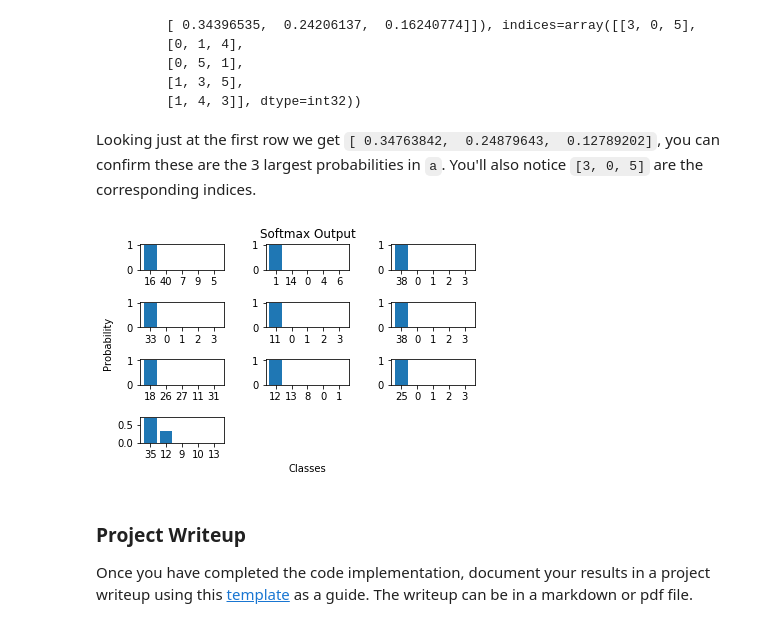
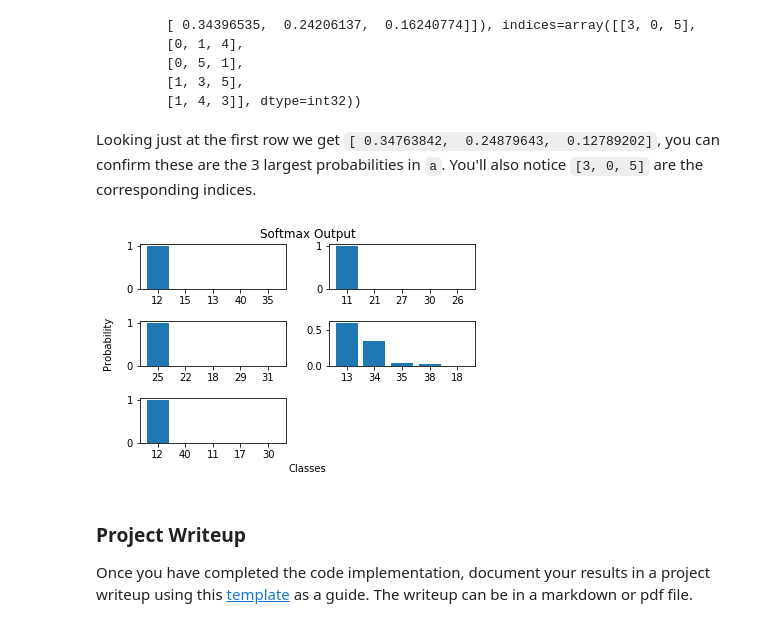
Before and after one commit to AjinkyaBhave/CarND_P2_ClassifySigns, a Jupyter notebook: Traffic_Sign_Classifier.ipynb, the cells around one changed output. Cells and saved outputs as stored; diff of their text form; code cells hidden in the pictures.

```diff
--- a/Traffic_Sign_Classifier.ipynb
+++ b/Traffic_Sign_Classifier.ipynb
@@ -488,7 +441,6 @@ with tf.Session() as sess:
         saver.restore(sess, ckpt.model_checkpoint_path)
 
     num_examples = len(X_train)
-    y_train = y_train_aug
     print("Training...")
     print()
     for i in range(EPOCHS):
@@ -503,12 +455,7 @@ with tf.Session() as sess:
         print("Training Loss = {:.3f}".format(batch_loss), "Validation Accuracy = {:.3f}".format(validation_accuracy))
         print()
 
-    #validation_matrix = tf.confusion_matrix(y_valid, y_pred_valid, n_classes)
-
-    '''test_accuracy, y_pred_test = evaluate(X_test, y_test)
-    print("Test Accuracy       = {:.3f}".format(test_accuracy))
-    test_matrix = tf.confusion_matrix(y_test, y_pred_test, n_classes)
-    '''
+    validation_matrix = tf.confusion_matrix(y_valid, y_pred_valid, n_classes)
     saver.save(sess, checkpoint_dir+model_name)
     print("Model saved")
 # %% [output]
@@ -532,0 +479,7 @@ KeyboardInterrupt:
+# %%
+### Evaluate classification error on GTSRD test dataset from Udacity
+with tf.Session() as sess:
+    saver.restore(sess, tf.train.latest_checkpoint(checkpoint_dir))
+    test_accuracy, y_pred_test = evaluate(X_test, y_test)
+    print("Test Accuracy       = {:.3f}".format(test_accuracy))
+    test_matrix = tf.confusion_matrix(y_test, y_pred_test, n_classes)
@@ -542,21 +497,23 @@ You may find `signnames.csv` useful as it contains mappings from the class id (i
 ### Load and Output the Images
 # %%
 ### Load the images and plot them here.
-from PIL import Image
+test_dir = "./dataset_test/five_images/"
+n_new = 5
+X_new = np.zeros([n_new, img_shape[0],img_shape[1],img_shape[2]],dtype=np.uint8)
+y_new = [12,11,25,5,14] # Class IDs from GTSRB test date csv file for 5 images
 
-test_dir = "dataset_test/images/"
-n_new = 10
-X_new = np.zeros([n_new, img_shape[0],img_shape[1],img_shape[2]],dtype = X_test.dtype)
-y_new = [16,1,38,33,11,38,18,12,25,35] # Class IDs from GTSRB test date csv file for first 10 images
-blank_img = np.full((img_shape[0],img_shape[1],img_shape[2]),255, dtype = np.int8)
+fig, ax = plt.subplots(nrows=1, ncols=n_new, figsize=(15, 10))
+fig.subplots_adjust(hspace=.1, wspace=.01)
+ax = ax.ravel()
+#fig.suptitle("Example Test Images")
 
 img_names = os.listdir(test_dir)[:n_new]
 i = 0;
 for img_name in img_names:
-    img = Image.open(test_dir+img_name)
-    img = img.resize((img_shape[0],img_shape[1]))
+    img = cv2.imread(test_dir+img_name)
+    img = cv2.resize(cv2.cvtColor(img, cv2.COLOR_BGR2RGB),(img_shape[0],img_shape[1]),interpolation=cv2.INTER_AREA)
     X_new[i,:] = img
+    ax[i].imshow(X_new[i])
+    ax[i].axis('off')
     i += 1
-
-process_data(X_new, display ='on')
 # %% [output]
@@ -567,13 +522,11 @@ Processed images
 ### Predict the Sign Type for Each Image
 # %%
 ### Run the predictions here and use the model to output the prediction for each image.
-
 with tf.Session() as sess:
     saver.restore(sess, tf.train.latest_checkpoint(checkpoint_dir))
-    process_data(X_new)
+    X_new = process_data(X_new)
     new_accuracy, y_pred_new = evaluate(X_new, y_new)
     print("Image Labels      =", y_new)
     print("Image Predictions =", y_pred_new)
     print("Image Accuracy    = {:.3f}".format(new_accuracy))
-    new_matrix = tf.confusion_matrix(y_new, y_pred_new, n_classes)
 # %% [output]
@@ -628,35 +580,35 @@ Looking just at the first row we get `[ 0.34763842,  0.24879643,  0.12789202]`,
 with tf.Session() as sess:
     saver.restore(sess, tf.train.latest_checkpoint(checkpoint_dir))
     top_k = 5
     logits_test = sess.run(logits, feed_dict={x: X_new[0:n_new], keep_prob:1.0})
     softmax_test = tf.nn.softmax(logits_test)
     softmax_values, softmax_indices = sess.run(tf.nn.top_k(softmax_test, k=top_k))
 
-    plot_cols = 3
+    plot_cols = 2
     plot_rows = int(np.ceil(n_new/plot_cols))
     fig, ax = plt.subplots(nrows=plot_rows, ncols=plot_cols)
     i=0
     plt_x = np.arange(0, top_k)
 
     for i in range(0,plot_rows):
         for j in range(0,plot_cols):
             if j+plot_cols*i < n_new:
                 ax[i,j].bar(plt_x, softmax_values[j+plot_cols*i])
                 ax[i,j].set_xticks(plt_x)
                 ax[i,j].set_xticklabels(softmax_indices[j+plot_cols*i])
             else:
                 ax[i,j].axis('off')
 
     fig.add_subplot(111, frameon=False)
     # hide tick and tick label of the big axes
     plt.tick_params(labelcolor='none', top='off', bottom='off', left='off', right='off')
     plt.xlabel("Classes")
     plt.ylabel("Probability")
     plt.title("Softmax Output")
     plt.tight_layout()
     plt.show()
 # %% [output]
-[figure, old version]
+[figure, new version]
 # %% [markdown]
 ### Project Writeup
 
```
Also changed, not shown: parts of 11 cells of this notebook, 14 other files.
